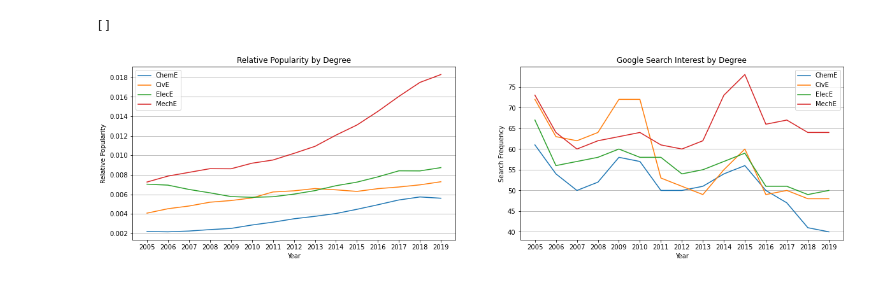
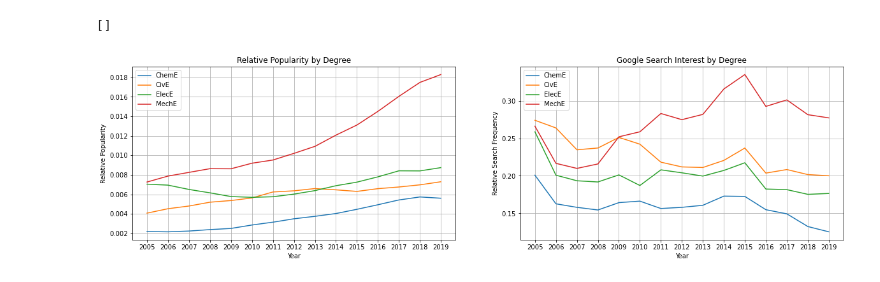
Before and after one commit to gitjgoud/python-bachelor-salary-projections, a Jupyter notebook: eng_degree_pop_vs_google_search.ipynb, the cells around one changed output. Saved outputs shown, nothing was run; the diff lists cells and outputs as text; code cells hidden in the pictures.

```diff
--- a/eng_degree_pop_vs_google_search.ipynb
+++ b/eng_degree_pop_vs_google_search.ipynb
@@ -43,33 +55,35 @@ eng_degree_pop
 # %%
 plt.figure(figsize =(20,5))
 ax = plt.subplot(1,2,1)
 xvalues=range(15)
 ax.set_xticks(range(15))
 ax.set_xticklabels(range(2005,2020))
 plt.plot(xvalues,eng_degree_pop['Chem_Eng_Rel'])
 plt.plot(xvalues,eng_degree_pop['Civil_Eng_Rel'])
 plt.plot(xvalues,eng_degree_pop['Elec_Eng_Rel'])
 plt.plot(xvalues,eng_degree_pop['Mech_Eng_Rel'])
 plt.legend(['ChemE','CivE','ElecE','MechE'],loc=0)
 plt.xlabel('Year')
 plt.ylabel('Relative Popularity')
 plt.title('Relative Popularity by Degree')
 plt.grid(b=True, which='major',axis='y')
+plt.grid(b=True, which='major',axis='x')
 
 ax = plt.subplot(1,2,2)
 xvalues=range(15)
 ax.set_xticks(range(15))
 ax.set_xticklabels(range(2005,2020))
-plt.plot(xvalues,eng_degree_pop['Chem_Eng_AnnAvg_SearchFreq'])
-plt.plot(xvalues,eng_degree_pop['Civil_Eng_AnnAvg_SearchFreq'])
-plt.plot(xvalues,eng_degree_pop['Elec_Eng_AnnAvg_SearchFreq'])
-plt.plot(xvalues,eng_degree_pop['Mech_Eng_AnnAvg_SearchFreq'])
+plt.plot(xvalues,eng_degree_pop['Chem_Eng_Rel_SearhFreq'])
+plt.plot(xvalues,eng_degree_pop['Civil_Eng_Rel_SearhFreq'])
+plt.plot(xvalues,eng_degree_pop['Elec_Eng_Rel_SearhFreq'])
+plt.plot(xvalues,eng_degree_pop['Mech_Eng_Rel_SearhFreq'])
 plt.legend(['ChemE','CivE','ElecE','MechE'],loc=0)
 plt.xlabel('Year')
-plt.ylabel('Search Frequency')
+plt.ylabel('Relative Search Frequency')
 plt.title('Google Search Interest by Degree')
 plt.grid(b=True, which='major',axis='y')
+plt.grid(b=True, which='major',axis='x')
 plt.plot()
 # %% [output]
 []
-[figure, old version]
+[figure, new version]
```
Also changed, not shown: parts of 6 cells of this notebook.
